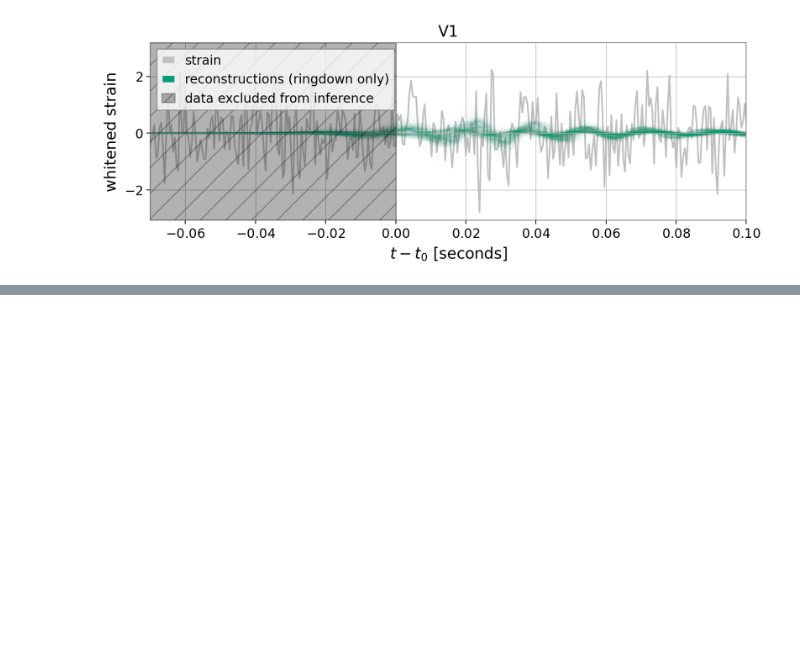
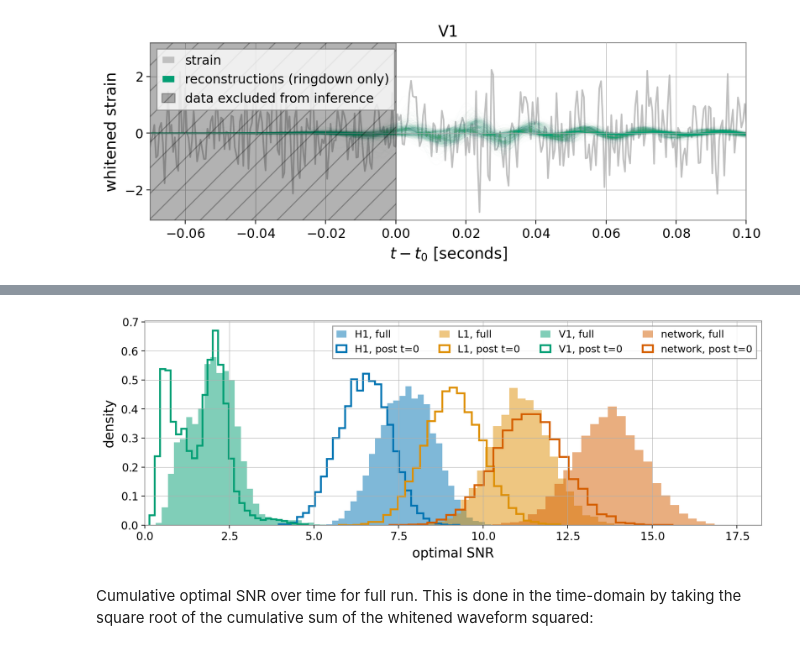
Before and after one commit to simonajmiller/tdinf, a Jupyter notebook: examples/GW190521/GW190521_plot_results.ipynb, the cells around one changed output, grey strips where cells are left out. Cells and saved outputs as stored; diff of their text form; code cells hidden in the pictures; blank space fills up the shorter version.

```diff
--- a/examples/GW190521/GW190521_plot_results.ipynb
+++ b/examples/GW190521/GW190521_plot_results.ipynb
@@ -147,0 +173,21 @@ for i, ifo in enumerate(lm.ifos):
+# %%
+plt.figure(figsize=(12,4))
+
+for i, k in enumerate([*lm.ifos, 'network']):
+
+    p = f'{k}_optimal_SNR'
+
+    hist_kws = dict(density=True, bins=30, color=f'C{i}')
+
+    plt.hist(result['dfs']['full'][p], **hist_kws, alpha=0.5, label=f'{k}, full')
+    plt.hist(result['dfs']['post_0.0'][p], **hist_kws, histtype='step', lw=2, label=f'{k}, post t=0')
+
+plt.legend(ncols=4, fontsize=11)
+plt.xlabel('optimal SNR')
+plt.ylabel('density')
+plt.xlim(0,)
+plt.show()
+# %% [output]
+[figure, added]
+# %% [markdown]
+Cumulative optimal SNR over time for full run. This is done in the time-domain by taking the square root of the cumulative sum of the whitened waveform squared:
```
Also changed, not shown: parts of 5 cells of this notebook.
